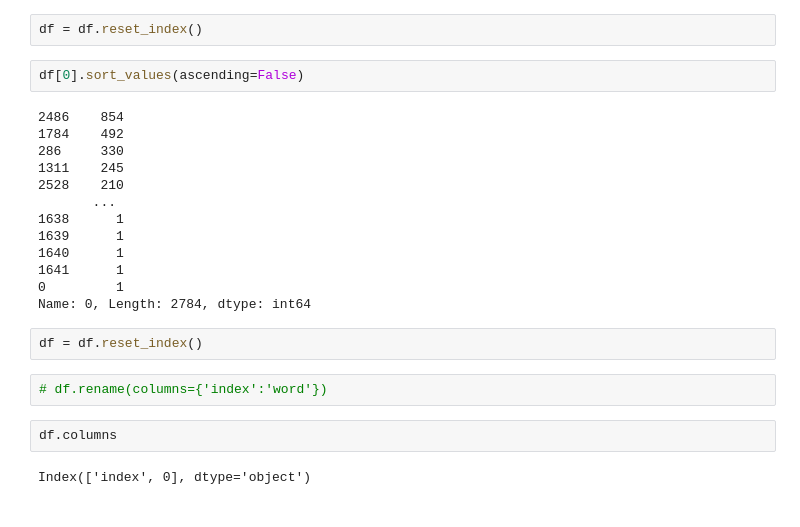
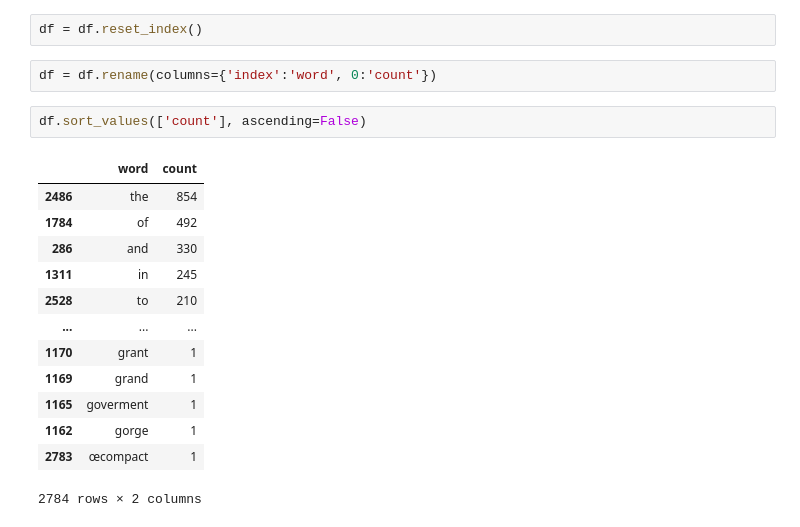
Before and after one commit to MarcBernstein0/raizel-practice-questions, a Jupyter notebook: notebook/Rafi_NLP.ipynb, the cells around one changed output. Cells and saved outputs as stored; diff of their text form.

Commit message:
made dataframe - sort values by count

```diff
--- a/notebook/Rafi_NLP.ipynb
+++ b/notebook/Rafi_NLP.ipynb
@@ -224,26 +214,21 @@ df.head()
 | 103 | 1 |
 # %%
 df = df.reset_index()
+# %%
+df = df.rename(columns={'index':'word', 0:'count'})
 # %%
-df[0].sort_values(ascending=False)
+df.sort_values(['count'], ascending=False)
 # %% [output]
+|  | word | count |
+| 2486 | the | 854 |
+| 1784 | of | 492 |
+| 286 | and | 330 |
+| 1311 | in | 245 |
+| 2528 | to | 210 |
+| ... | ... | ... |
+| 1170 | grant | 1 |
+| 1169 | grand | 1 |
+| 1165 | goverment | 1 |
+| 1162 | gorge | 1 |
+| 2783 | œcompact | 1 |
-2486    854
-1784    492
-286     330
-1311    245
-2528    210
-       ...
-1638      1
-1639      1
-1640      1
-1641      1
-0         1
-Name: 0, Length: 2784, dtype: int64
+2784 rows × 2 columns
-# %%
-df = df.reset_index()
-# %%
-# df.rename(columns={'index':'word'})
-# %%
-df.columns
-# %% [output]
-Index(['index', 0], dtype='object')
```
Also changed, not shown: parts of 16 cells of this notebook.
